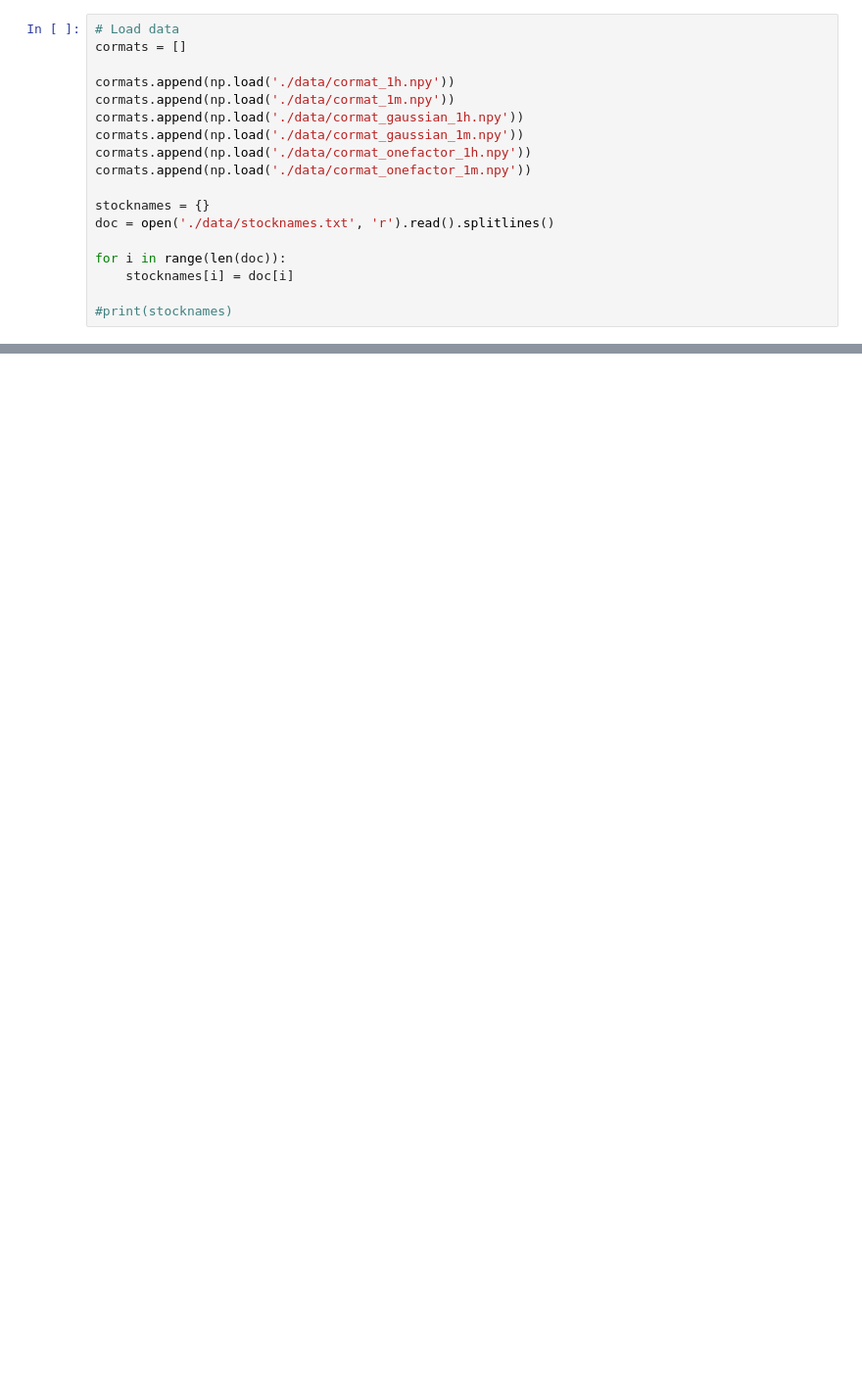
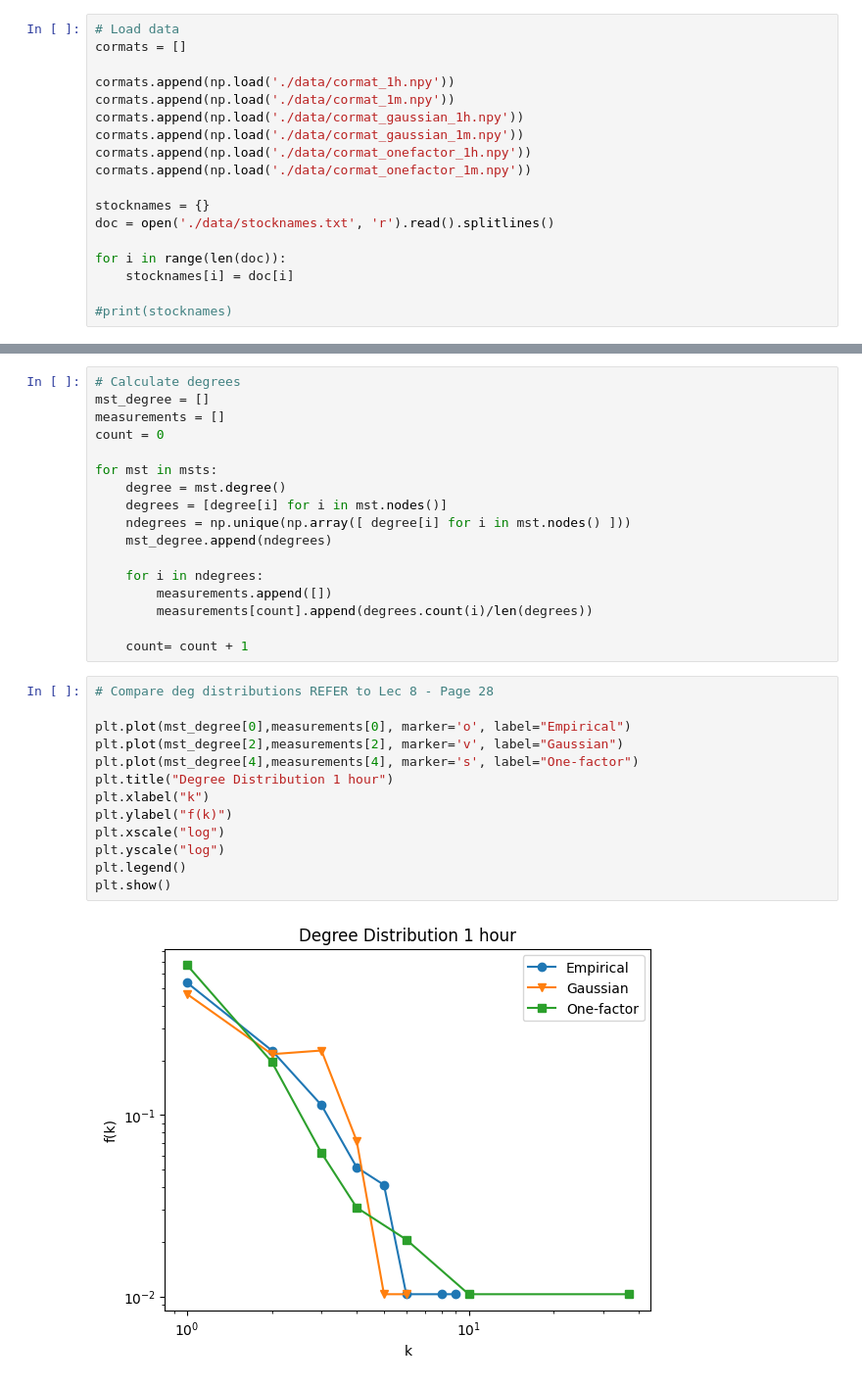
Before and after one commit to huyim/Netsci, a Jupyter notebook: Assi7/Hu_Yiming_EX7.ipynb, the cells around one changed output, grey strips where cells are left out. Shown at 98% size. Cells and saved outputs as stored; diff of their text form; blank space fills up the shorter version.

```diff
--- a/Assi7/Hu_Yiming_EX7.ipynb
+++ b/Assi7/Hu_Yiming_EX7.ipynb
@@ -55,0 +54,32 @@ Task: finish the analysis by drawing conclusions Answer the following questions
+# %%
+# Calculate degrees
+mst_degree = []
+measurements = []
+count = 0
+
+for mst in msts:
+    degree = mst.degree()
+    degrees = [degree[i] for i in mst.nodes()]
+    ndegrees = np.unique(np.array([ degree[i] for i in mst.nodes() ]))
+    mst_degree.append(ndegrees)
+
+    for i in ndegrees:
+        measurements.append([])
+        measurements[count].append(degrees.count(i)/len(degrees))
+
+    count= count + 1
+# %%
+# Compare deg distributions REFER to Lec 8 - Page 28
+
+plt.plot(mst_degree[0],measurements[0], marker='o', label="Empirical")
+plt.plot(mst_degree[2],measurements[2], marker='v', label="Gaussian")
+plt.plot(mst_degree[4],measurements[4], marker='s', label="One-factor")
+plt.title("Degree Distribution 1 hour")
+plt.xlabel("k")
+plt.ylabel("f(k)")
+plt.xscale("log")
+plt.yscale("log")
+plt.legend()
+plt.show()
+# %% [output]
+[figure, added]
```
Also changed, not shown: parts of 12 cells of this notebook.
